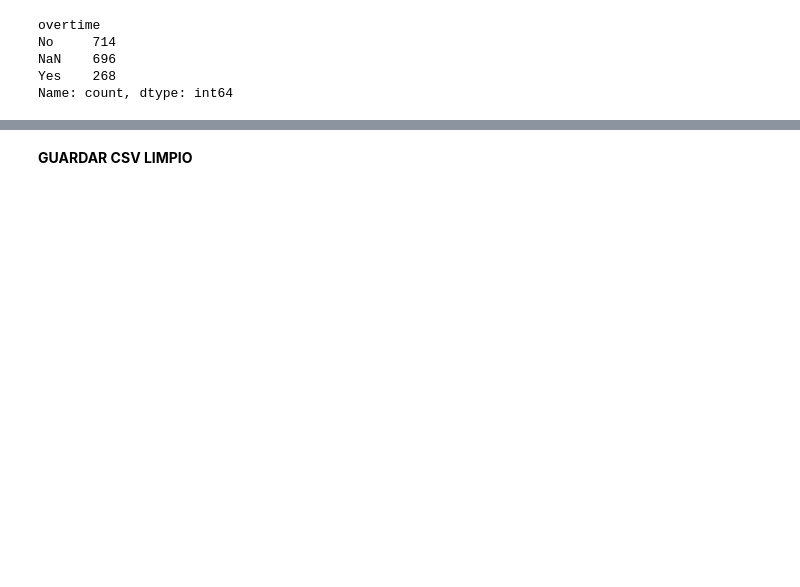
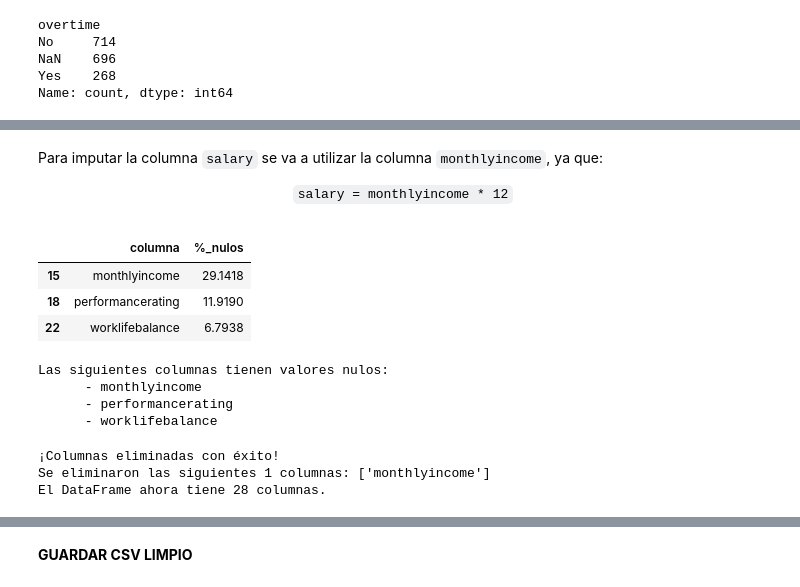
Before and after one commit to AnaROGA/project-da-promo-54-modulo-3-team-1, a Jupyter notebook: notebooks/Fase_1y2_EDA_y_Transformacion_Datos/EDA.ipynb, the cells around one changed output, grey strips where cells are left out. Saved outputs shown, nothing was run; the diff lists cells and outputs as text; code cells hidden in the pictures; blank space fills up the shorter version.

```diff
--- a/notebooks/Fase_1y2_EDA_y_Transformacion_Datos/EDA.ipynb
+++ b/notebooks/Fase_1y2_EDA_y_Transformacion_Datos/EDA.ipynb
@@ -682,5 +659,5 @@ Name: count, dtype: int64
 # %%
-df = EDA.imputar_na(df, 'overtime', 'Unknown')
+df = EDA.imputar_na(df, ['overtime', 'maritalstatus'], 'Unknown')
 # %% [output]
 Nulos en variable 'overtime' imputado con 'Unknown'
 overtime
@@ -717,0 +688,2 @@ La mejor estrategia es reemplazarlas con la etiqueta "Unknown" (Desconocido). Es
+# %%
+df = EDA.imputar_na(df, 'businesstravel', 'No Travel')
@@ -717,0 +725,8 @@ La mejor estrategia es reemplazarlas con la etiqueta "Unknown" (Desconocido). Es
+# %% [markdown]
+Para imputar la columna `salary` se va a utilizar la columna `monthlyincome`, ya que:
+
+<div align="center">
+
+``salary = monthlyincome * 12``
+
+</div>
@@ -717,0 +741,18 @@ La mejor estrategia es reemplazarlas con la etiqueta "Unknown" (Desconocido). Es
+# %%
+col_nulos = EDA.variables_nulas(df)
+# %% [output]
+|  | columna | %_nulos |
+| 15 | monthlyincome | 29.1418 |
+| 18 | performancerating | 11.9190 |
+| 22 | worklifebalance | 6.7938 |
+Las siguientes columnas tienen valores nulos:
+      - monthlyincome
+      - performancerating
+      - worklifebalance
+# %%
+# Una vez que usamos, elimnamos monthlyincome
+df = EDA.columnas_a_eliminar(df, 'monthlyincome')
+# %% [output]
+¡Columnas eliminadas con éxito!
+Se eliminaron las siguientes 1 columnas: ['monthlyincome']
+El DataFrame ahora tiene 28 columnas.
```
Also changed, not shown: parts of 27 cells of this notebook, 3 other files.
